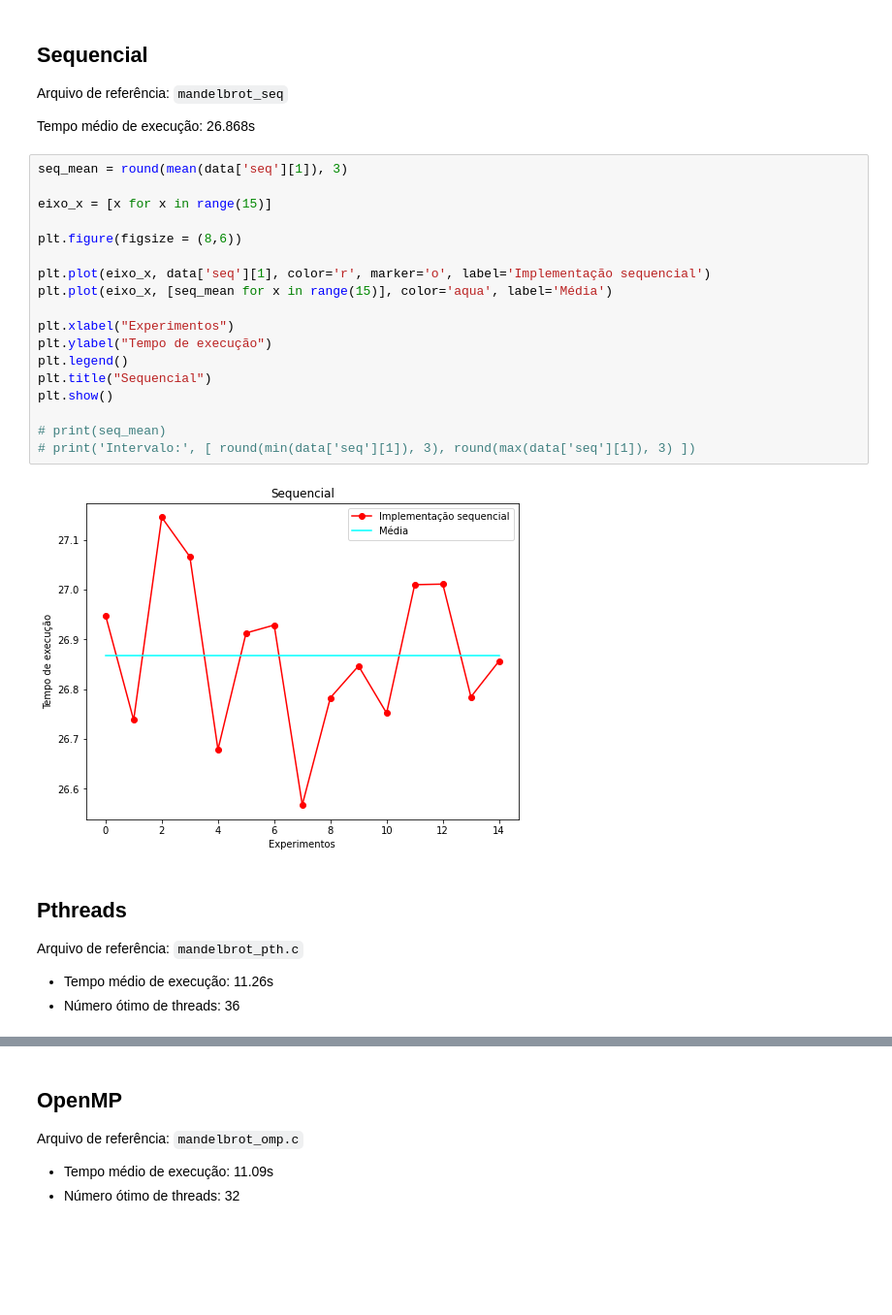
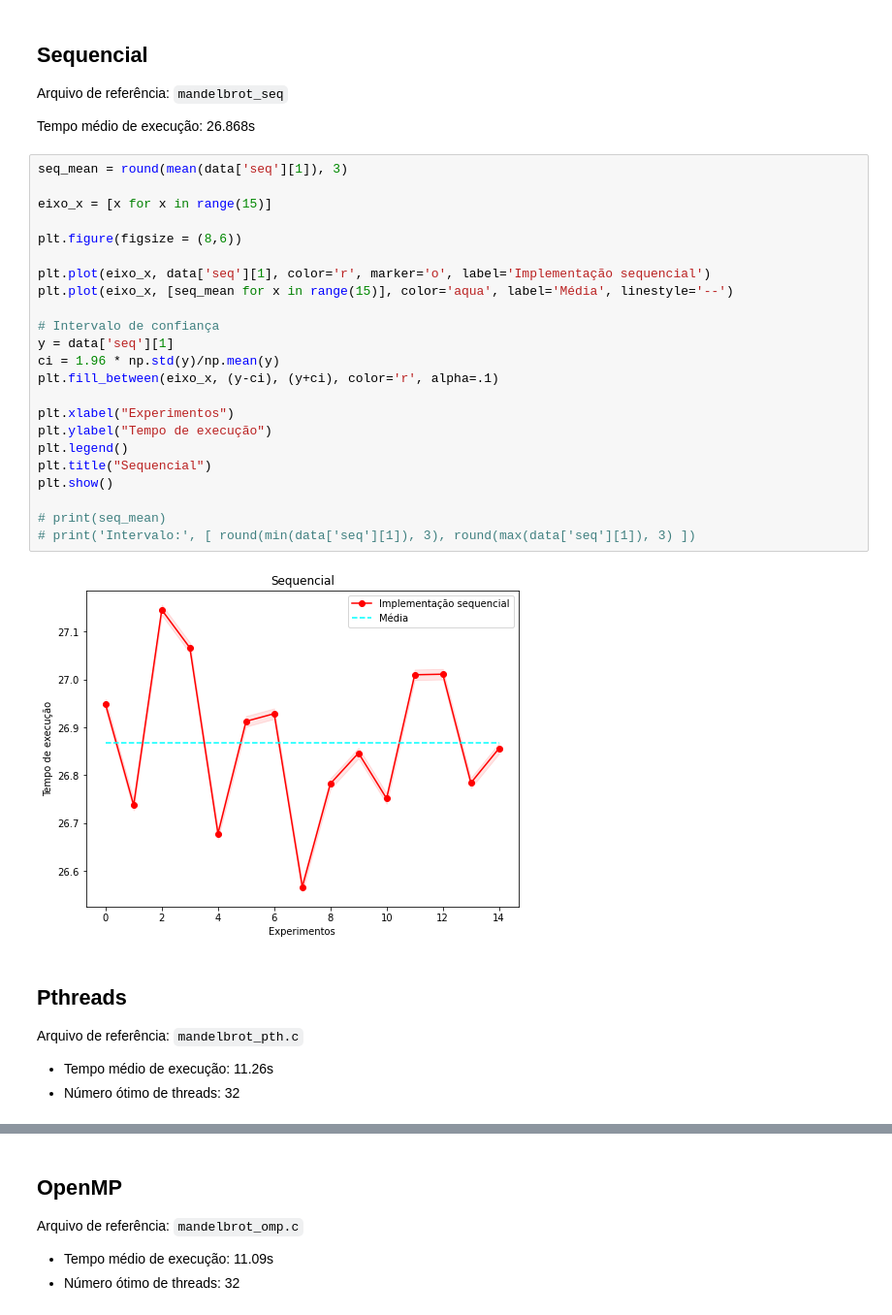
Before and after one commit to lurara/mac0219_ep1, a Jupyter notebook: EP2/relatorio_ep2.ipynb, the cells around one changed output, grey strips where cells are left out. Shown: that part at 97% size. Cells and saved outputs as stored; diff of their text form; blank space fills up the shorter version.

````diff
--- a/EP2/relatorio_ep2.ipynb
+++ b/EP2/relatorio_ep2.ipynb
@@ -177,27 +181,32 @@ Tempo médio de execução: 26.868s
 # %%
 seq_mean = round(mean(data['seq'][1]), 3)
 
 eixo_x = [x for x in range(15)]
 
 plt.figure(figsize = (8,6))
 
 plt.plot(eixo_x, data['seq'][1], color='r', marker='o', label='Implementação sequencial')
-plt.plot(eixo_x, [seq_mean for x in range(15)], color='aqua', label='Média')
+plt.plot(eixo_x, [seq_mean for x in range(15)], color='aqua', label='Média', linestyle='--')
+
+# Intervalo de confiança
+y = data['seq'][1]
+ci = 1.96 * np.std(y)/np.mean(y)
+plt.fill_between(eixo_x, (y-ci), (y+ci), color='r', alpha=.1)
 
 plt.xlabel("Experimentos")
 plt.ylabel("Tempo de execução")
 plt.legend()
 plt.title("Sequencial")
 plt.show()
 
 # print(seq_mean)
 # print('Intervalo:', [ round(min(data['seq'][1]), 3), round(max(data['seq'][1]), 3) ])
 # %% [output]
-[figure, old version]
+[figure, new version]
 # %% [markdown]
 ## Pthreads
 
 Arquivo de referência: ```mandelbrot_pth.c```
 
 - Tempo médio de execução: 11.26s
-- Número ótimo de threads: 36
+- Número ótimo de threads: 32
````
Also changed, not shown: parts of 46 cells of this notebook, 3 other files.
